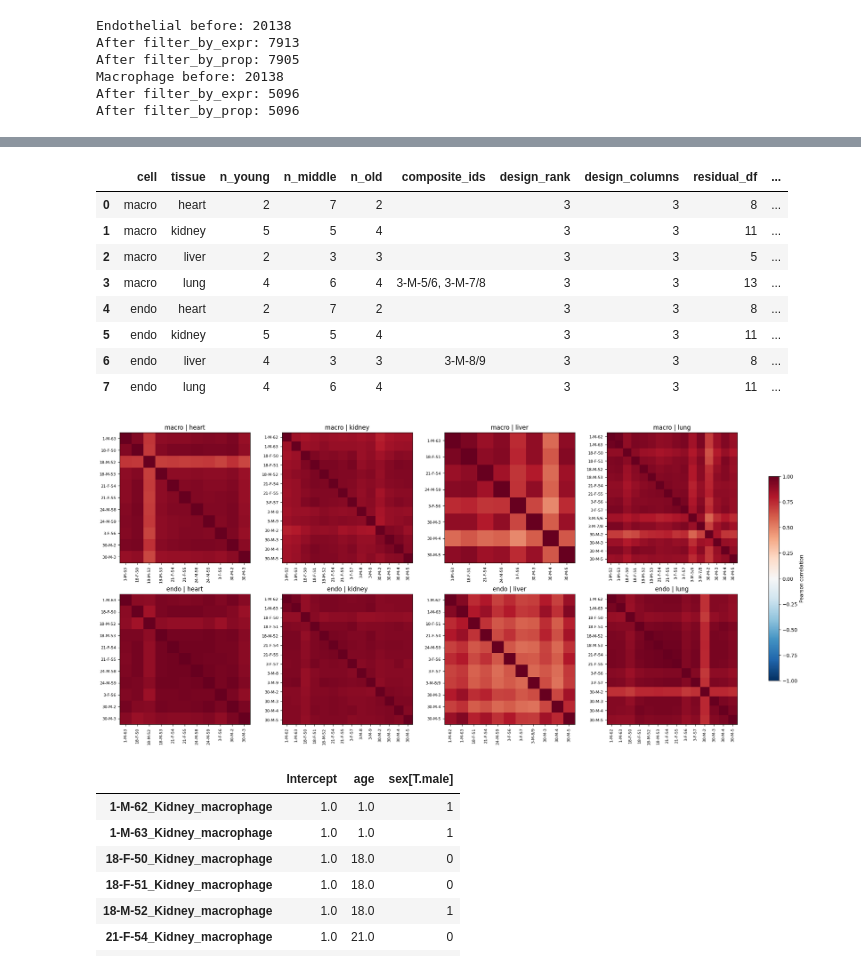
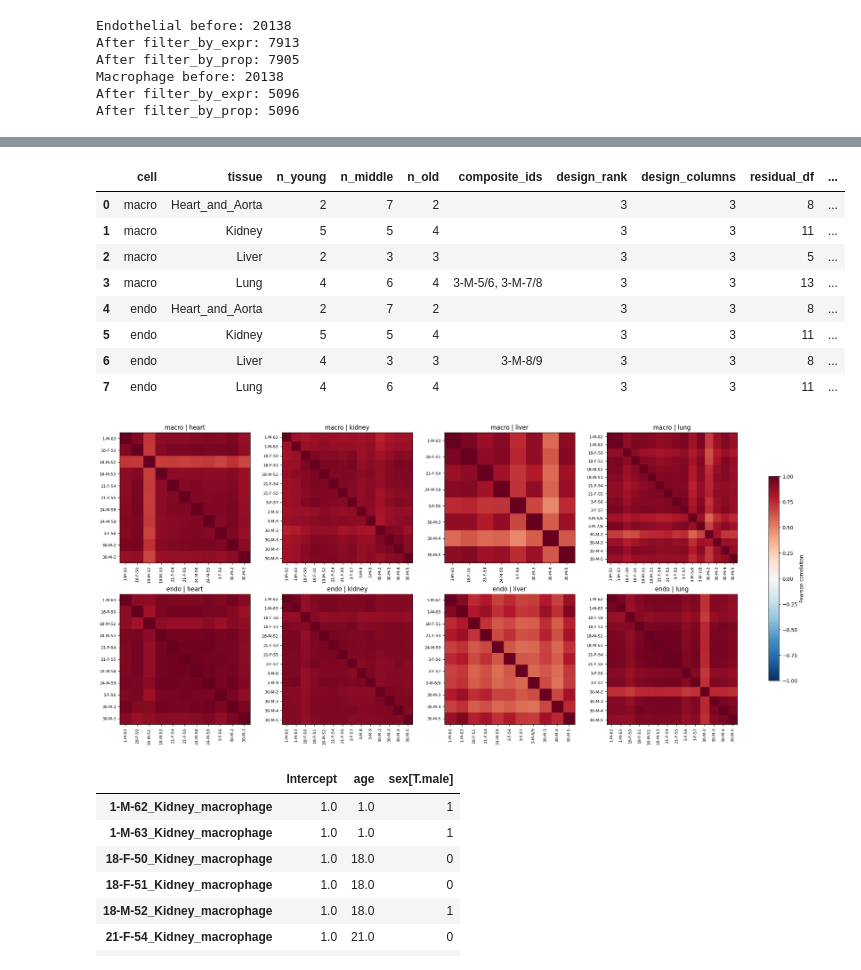
Before and after one commit to baoluwei7-lang/-, a Jupyter notebook: notebooks/08_DE.ipynb, the cells around one changed output, grey strips where cells are left out. Drawn from its saved outputs; the diff is of its cells as text; code cells hidden in the pictures.

```diff
--- a/notebooks/08_DE.ipynb
+++ b/notebooks/08_DE.ipynb
@@ -314,6 +314,12 @@ Using None as control genes, passed at DeseqDataSet initialization
 ... (7 outputs left out)
 # %%
 import matplotlib.pyplot as plt
+tissue_labels = {
+    "heart": "Heart_and_Aorta",
+    "kidney": "Kidney",
+    "liver": "Liver",
+    "lung": "Lung",
+}
 node_summary = []
 de_report = {}
 fig, axes = plt.subplots(2, 4, figsize=(20, 9), layout="constrained")
@@ -334,52 +340,61 @@ for ax, (cell, tissue, adata, deg) in zip(axes.flat, (
     n = (
         obs.loc[~composite].groupby("age_group", observed=True)["mouse.id"].nunique().reindex(["young", "middle", "old"], fill_value=0)
     )
-    exploratory = n["young"] < 2 or n["old"] < 2
+    endpoint_low = n["young"] < 3 or n["old"] < 3
+    endpoint_cells = obs.loc[obs["age_group"].isin(["young", "old"])].groupby("age_group", observed=True)["psbulk_cells"]
+    endpoint_median = endpoint_cells.median()
+    endpoint_share = endpoint_cells.max() / endpoint_cells.sum()
+    cells_low = bool(((endpoint_median < 30) & (endpoint_share > 0.5)).any())
+    reasons = [label for label, hit in (("端点<3只", endpoint_low), ("细胞数不足", cells_low)) if hit]
+    exploratory = bool(reasons)
 
     design = adata.obsm["de_design"]
     rank = np.linalg.matrix_rank(design)
     node_summary.append({
         "cell": cell,
-        "tissue": tissue,
+        "tissue": tissue_labels[tissue],
         "n_young": n["young"],
         "n_middle": n["middle"],
         "n_old": n["old"],
         "composite_ids": ", ".join(mouse_ids[composite].unique()),
         "design_rank": rank,
         "design_columns": design.shape[1],
         "residual_df": design.shape[0] - rank,
-        "status": "探索性" if exploratory else "达到最低编号数",
+        "exploratory": exploratory,
+        "status": "探索性（" + "；".join(reasons) + "）" if exploratory else "达到最低编号数",
     })
 
     report = deg.set_index("variable")[["log_fc", "lfcSE", "p_value", "adj_p_value"]].copy()
     report["direction"] = np.sign(report["log_fc"]).map({-1: "down", 0: "flat", 1: "up"})
     report["CI95_low"] = report["log_fc"] - 1.96 * report["lfcSE"]
     report["CI95_high"] = report["log_fc"] + 1.96 * report["lfcSE"]
 
     if exploratory:
-        report = report[["direction", "CI95_low", "CI95_high"]]
+        report = report[["log_fc", "direction", "CI95_low", "CI95_high"]]
 
     de_report[cell, tissue] = report
 
     corr = pd.DataFrame(np.log1p(adata.layers["normed_counts"]), index=mouse_ids).T.corr()
     image = ax.imshow(corr, cmap="RdBu_r", vmin=-1, vmax=1)
     ax.set_xticks(range(len(corr)), corr.columns, rotation=90, fontsize=8)
     ax.set_yticks(range(len(corr)), corr.index, fontsize=8)
     ax.set_title(f"{cell} | {tissue}")
 
 fig.colorbar(image, ax=axes, label="Pearson correlation", shrink=0.7)
-display(pd.DataFrame(node_summary))
+node_summary = pd.DataFrame(node_summary)
+display(node_summary)
+node_summary.to_csv("../results/de_endo_macro/node_summary.tsv", sep="\t", index=False)
 plt.show()
 # %% [output]
 |  | cell | tissue | n_young | n_middle | n_old | composite_ids | design_rank | design_columns | residual_df | ... |
-| 0 | macro | heart | 2 | 7 | 2 |  | 3 | 3 | 8 | ... |
-| 1 | macro | kidney | 5 | 5 | 4 |  | 3 | 3 | 11 | ... |
-| 2 | macro | liver | 2 | 3 | 3 |  | 3 | 3 | 5 | ... |
-| 3 | macro | lung | 4 | 6 | 4 | 3-M-5/6, 3-M-7/8 | 3 | 3 | 13 | ... |
-| 4 | endo | heart | 2 | 7 | 2 |  | 3 | 3 | 8 | ... |
-| 5 | endo | kidney | 5 | 5 | 4 |  | 3 | 3 | 11 | ... |
-| 6 | endo | liver | 4 | 3 | 3 | 3-M-8/9 | 3 | 3 | 8 | ... |
-| 7 | endo | lung | 4 | 6 | 4 |  | 3 | 3 | 11 | ... |
+| 0 | macro | Heart_and_Aorta | 2 | 7 | 2 |  | 3 | 3 | 8 | ... |
+| 1 | macro | Kidney | 5 | 5 | 4 |  | 3 | 3 | 11 | ... |
+| 2 | macro | Liver | 2 | 3 | 3 |  | 3 | 3 | 5 | ... |
+| 3 | macro | Lung | 4 | 6 | 4 | 3-M-5/6, 3-M-7/8 | 3 | 3 | 13 | ... |
+| 4 | endo | Heart_and_Aorta | 2 | 7 | 2 |  | 3 | 3 | 8 | ... |
+| 5 | endo | Kidney | 5 | 5 | 4 |  | 3 | 3 | 11 | ... |
+| 6 | endo | Liver | 4 | 3 | 3 | 3-M-8/9 | 3 | 3 | 8 | ... |
+| 7 | endo | Lung | 4 | 6 | 4 |  | 3 | 3 | 11 | ... |
 [figure]
 # %%
 gene = "Ctsd"
```
Also changed, not shown: parts of 1 cell of this notebook, 2 other files.
